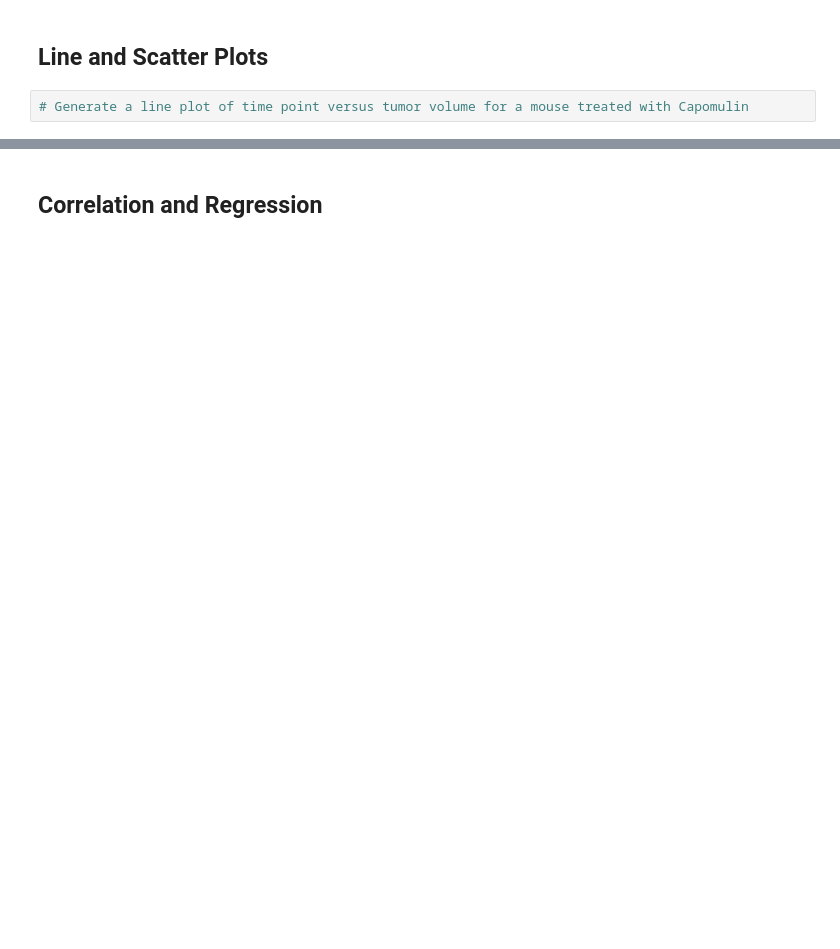
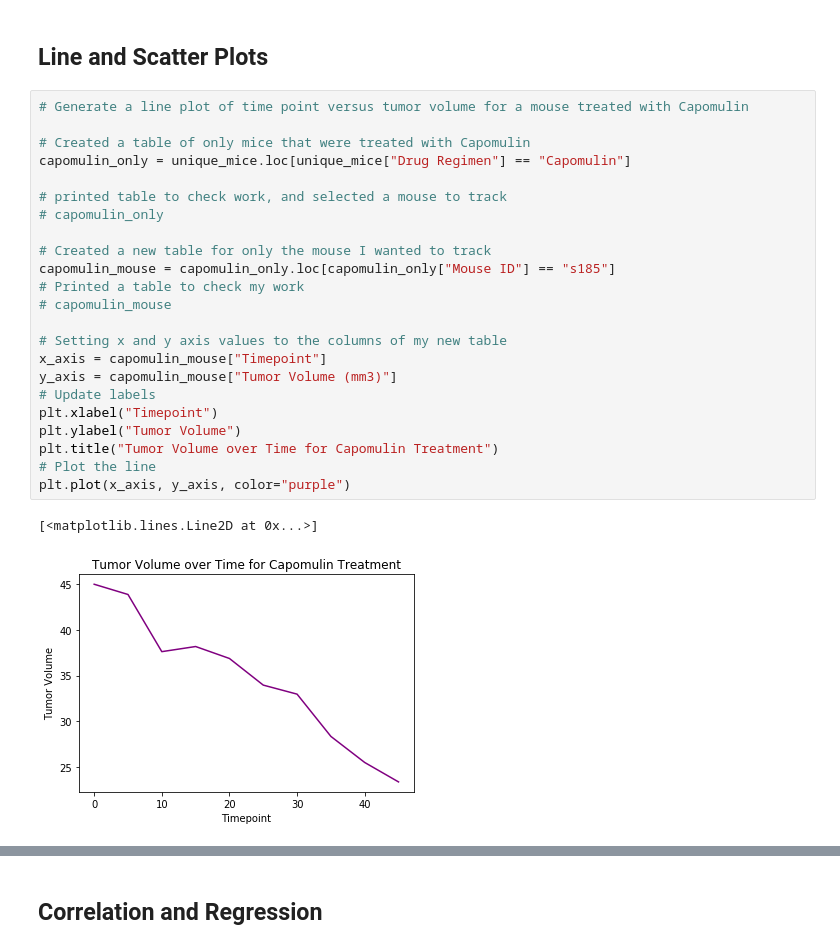
Before and after one commit to veronicahamilton88/matplotlib-challenge, a Jupyter notebook: pymaceuticals.ipynb, the cells around one changed output, grey strips where cells are left out. Saved outputs shown, nothing was run; the diff lists cells and outputs as text; blank space fills up the shorter version.

```diff
--- a/pymaceuticals.ipynb
+++ b/pymaceuticals.ipynb
@@ -269,6 +253,30 @@ ax1.boxplot(tumor_vol)
 # %% [markdown]
 ## Line and Scatter Plots
-# %%
-# Generate a line plot of time point versus tumor volume for a mouse treated with Capomulin
+# %%
+# Generate a line plot of time point versus tumor volume for a mouse treated with Capomulin
+
+# Created a table of only mice that were treated with Capomulin
+capomulin_only = unique_mice.loc[unique_mice["Drug Regimen"] == "Capomulin"]
+
+# printed table to check work, and selected a mouse to track
+# capomulin_only
+
+# Created a new table for only the mouse I wanted to track
+capomulin_mouse = capomulin_only.loc[capomulin_only["Mouse ID"] == "s185"]
+# Printed a table to check my work
+# capomulin_mouse
+
+# Setting x and y axis values to the columns of my new table
+x_axis = capomulin_mouse["Timepoint"]
+y_axis = capomulin_mouse["Tumor Volume (mm3)"]
+# Update labels
+plt.xlabel("Timepoint")
+plt.ylabel("Tumor Volume")
+plt.title("Tumor Volume over Time for Capomulin Treatment")
+# Plot the line
+plt.plot(x_axis, y_axis, color="purple")
+# %% [output]
+[<matplotlib.lines.Line2D at 0x...>]
+[figure, added]
 # %%
 # Generate a scatter plot of mouse weight versus average tumor volume for the Capomulin regimen
```
Also changed, not shown: parts of 7 cells of this notebook.
